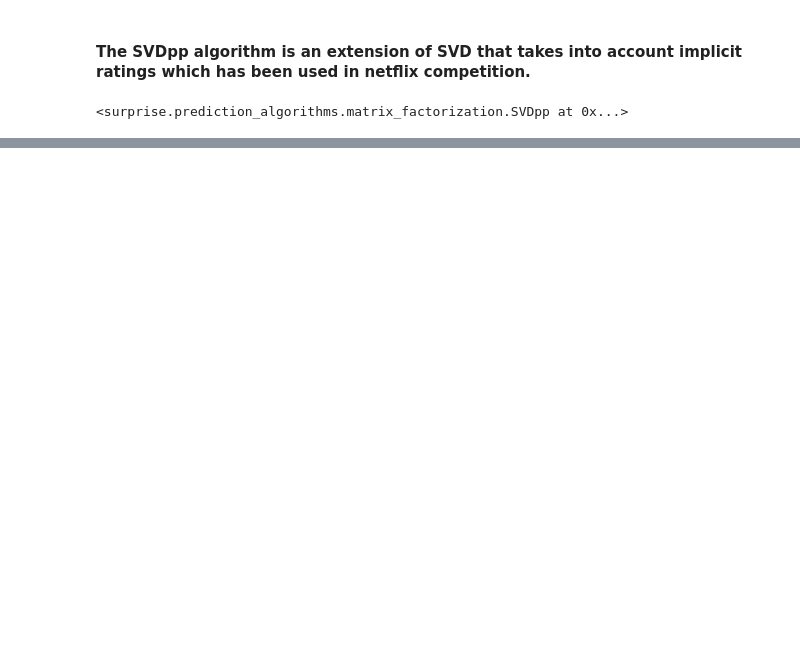
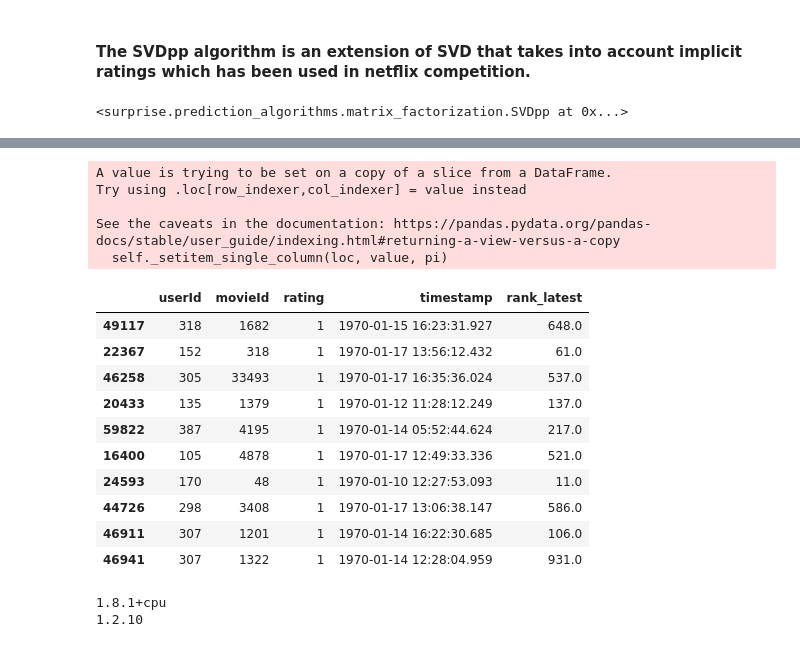
Before and after one commit to kimhkh/movieRecommendationSystem, a Jupyter notebook: MRS_repo/notebooks/movie_recommendation_system_python.ipynb, the cells around one changed output, grey strips where cells are left out. Drawn from its saved outputs; the diff is of its cells as text; code cells hidden in the pictures; blank space fills up the shorter version.

```diff
--- a/MRS_repo/notebooks/movie_recommendation_system_python.ipynb
+++ b/MRS_repo/notebooks/movie_recommendation_system_python.ipynb
@@ -154,0 +267,22 @@ U, S, V = np.linalg.svd(A)
+# %%
+#Converting the dataset into an implicit feedback dataset
+#Binarize the ratings to 1 means the user has interacted with the movie
+train_ratings.loc[:, 'rating'] = 1
+train_ratings.sample(10)
+# %% [output]
+A value is trying to be set on a copy of a slice from a DataFrame.
+Try using .loc[row_indexer,col_indexer] = value instead
+
+See the caveats in the documentation: https://pandas.pydata.org/pandas-docs/stable/user_guide/indexing.html#returning-a-view-versus-a-copy
+  self._setitem_single_column(loc, value, pi)
+|  | userId | movieId | rating | timestamp | rank_latest |
+| 49117 | 318 | 1682 | 1 | 1970-01-15 16:23:31.927 | 648.0 |
+| 22367 | 152 | 318 | 1 | 1970-01-17 13:56:12.432 | 61.0 |
+| 46258 | 305 | 33493 | 1 | 1970-01-17 16:35:36.024 | 537.0 |
+| 20433 | 135 | 1379 | 1 | 1970-01-12 11:28:12.249 | 137.0 |
+| 59822 | 387 | 4195 | 1 | 1970-01-14 05:52:44.624 | 217.0 |
+| 16400 | 105 | 4878 | 1 | 1970-01-17 12:49:33.336 | 521.0 |
+| 24593 | 170 | 48 | 1 | 1970-01-10 12:27:53.093 | 11.0 |
+| 44726 | 298 | 3408 | 1 | 1970-01-17 13:06:38.147 | 586.0 |
+| 46911 | 307 | 1201 | 1 | 1970-01-14 16:22:30.685 | 106.0 |
+| 46941 | 307 | 1322 | 1 | 1970-01-14 12:28:04.959 | 931.0 |
@@ -154,0 +411,7 @@ U, S, V = np.linalg.svd(A)
+# %%
+import pytorch_lightning as pl
+print(torch.__version__)
+print(pl.__version__)
+# %% [output]
+1.8.1+cpu
+1.2.10
```
Also changed, not shown: parts of 30 cells of this notebook, 35 other files.
